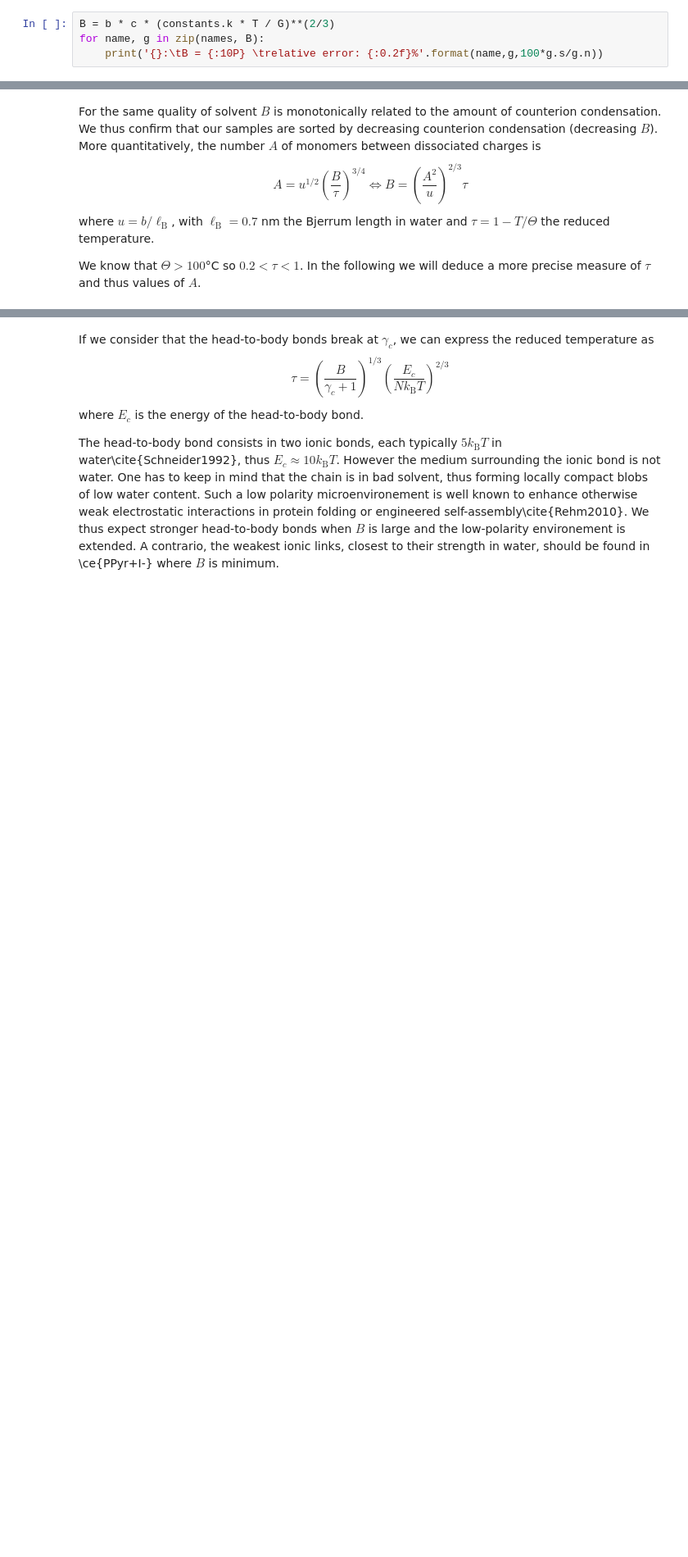
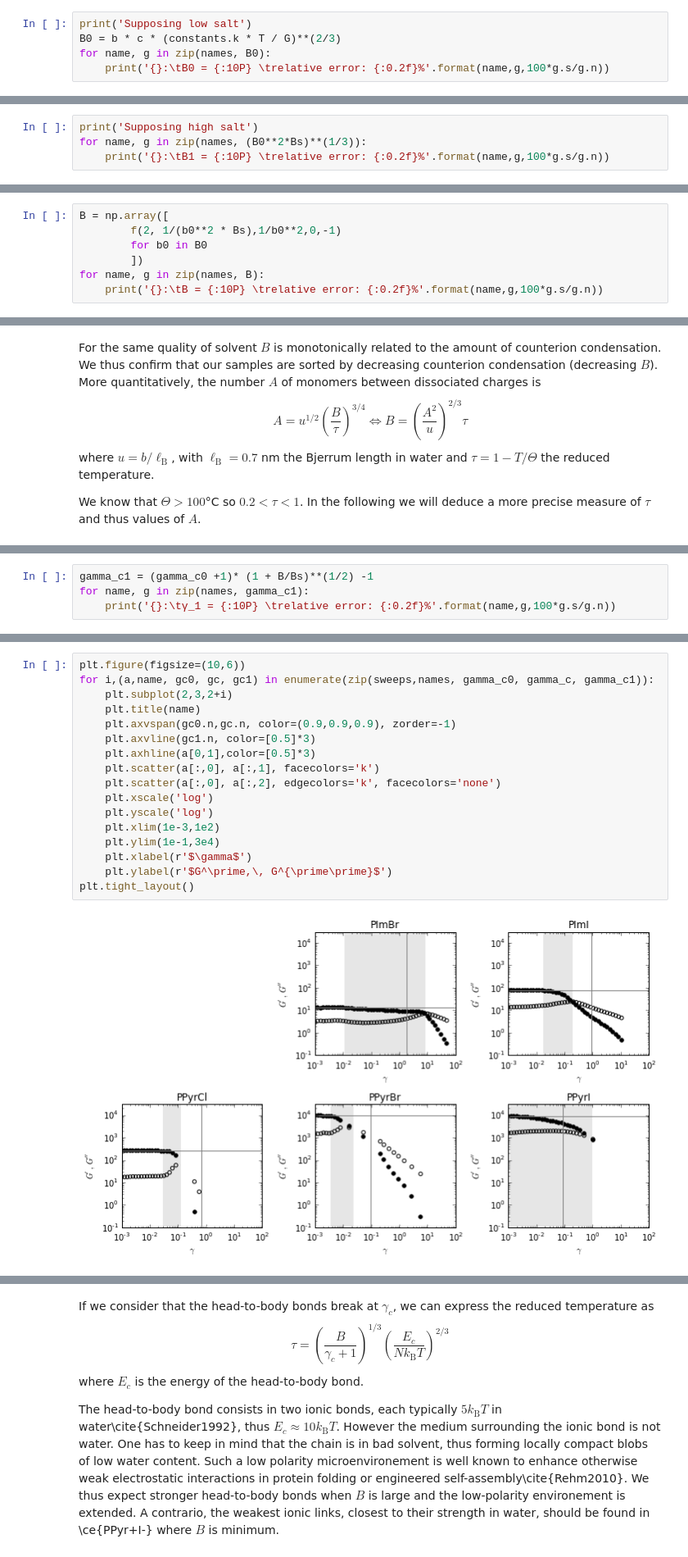
Before and after one commit to MathieuLeocmach/PALSE, a Jupyter notebook: nonlinear.ipynb, the cells around one changed output, grey strips where cells are left out. Shown at 82% size. Cells and saved outputs as stored; diff of their text form; blank space fills up the shorter version.

```diff
--- a/nonlinear.ipynb
+++ b/nonlinear.ipynb
@@ -190,5 +224,6 @@ $$B \approx b c^{1/3} N^{2/3} = bc \left(\frac{k_\mathrm{B}T}{G}\right)^{2/3}$$
 # %%
-B = b * c * (constants.k * T / G)**(2/3)
-for name, g in zip(names, B):
-    print('{}:\tB = {:10P} \trelative error: {:0.2f}%'.format(name,g,100*g.s/g.n))
+print('Supposing low salt')
+B0 = b * c * (constants.k * T / G)**(2/3)
+for name, g in zip(names, B0):
+    print('{}:\tB0 = {:10P} \trelative error: {:0.2f}%'.format(name,g,100*g.s/g.n))
 # %% [output]
@@ -199,0 +236,4 @@ PPyrI:  B =      2.541±     0.006       relative error: 0.25%
+# %%
+print('Supposing high salt')
+for name, g in zip(names, (B0**2*Bs)**(1/3)):
+    print('{}:\tB1 = {:10P} \trelative error: {:0.2f}%'.format(name,g,100*g.s/g.n))
@@ -199,0 +249,7 @@ PPyrI:  B =      2.541±     0.006       relative error: 0.25%
+# %%
+B = np.array([
+        f(2, 1/(b0**2 * Bs),1/b0**2,0,-1)
+        for b0 in B0
+        ])
+for name, g in zip(names, B):
+    print('{}:\tB = {:10P} \trelative error: {:0.2f}%'.format(name,g,100*g.s/g.n))
@@ -205,0 +283,4 @@ We know that $\Theta>100$°C so $0.2<\tau<1$. In the following we will deduce a
+# %%
+gamma_c1 = (gamma_c0 +1)* (1 + B/Bs)**(1/2) -1
+for name, g in zip(names, gamma_c1):
+    print('{}:\tγ_1 = {:10P} \trelative error: {:0.2f}%'.format(name,g,100*g.s/g.n))
@@ -206,3 +293,22 @@ We know that $\Theta>100$°C so $0.2<\tau<1$. In the following we will deduce a
+# %%
+plt.figure(figsize=(10,6))
+for i,(a,name, gc0, gc, gc1) in enumerate(zip(sweeps,names, gamma_c0, gamma_c, gamma_c1)):
+    plt.subplot(2,3,2+i)
+    plt.title(name)
+    plt.axvspan(gc0.n,gc.n, color=(0.9,0.9,0.9), zorder=-1)
+    plt.axvline(gc1.n, color=[0.5]*3)
+    plt.axhline(a[0,1],color=[0.5]*3)
+    plt.scatter(a[:,0], a[:,1], facecolors='k')
+    plt.scatter(a[:,0], a[:,2], edgecolors='k', facecolors='none')
+    plt.xscale('log')
+    plt.yscale('log')
+    plt.xlim(1e-3,1e2)
+    plt.ylim(1e-1,3e4)
+    plt.xlabel(r'$\gamma$')
+    plt.ylabel(r'$G^\prime,\, G^{\prime\prime}$')
+plt.tight_layout()
+# %% [output]
+[figure, added]
 # %% [markdown]
 ## Extention of the electrostatic blobs
 
```
Also changed, not shown: parts of 31 cells of this notebook.
